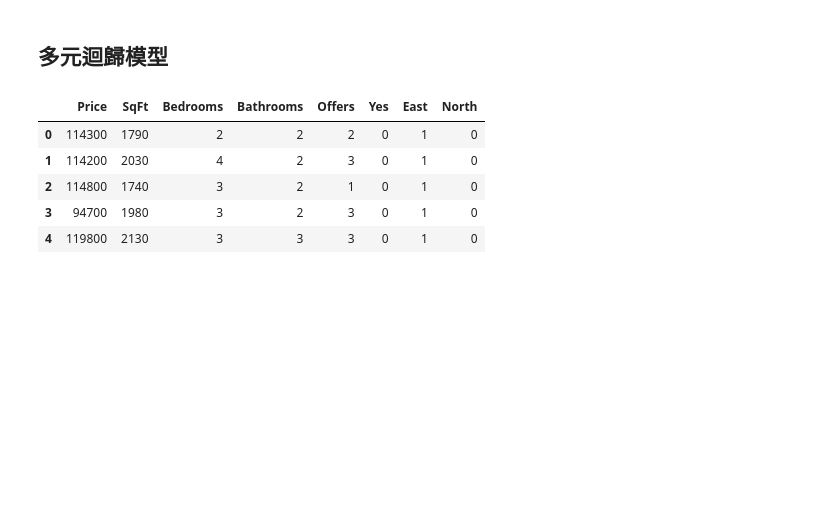
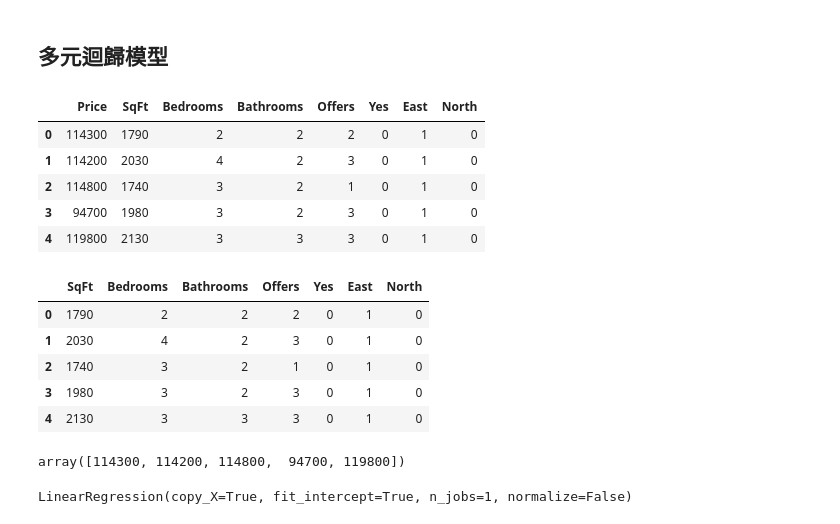
Before and after one commit to ywchiu/cathaybkpython, a Jupyter notebook: Demo20181211.ipynb, the cells around one changed output. Saved outputs shown, nothing was run; the diff lists cells and outputs as text; code cells hidden in the pictures; blank space fills up the shorter version.

```diff
--- a/Demo20181211.ipynb
+++ b/Demo20181211.ipynb
@@ -803,3 +803,25 @@ house.head()
 | 2 | 114800 | 1740 | 3 | 2 | 1 | 0 | 1 | 0 |
 | 3 | 94700 | 1980 | 3 | 2 | 3 | 0 | 1 | 0 |
 | 4 | 119800 | 2130 | 3 | 3 | 3 | 0 | 1 | 0 |
+# %%
+X = house[['SqFt', 'Bedrooms', 'Bathrooms', 'Offers', 'Yes', 'East','North']]
+Y = house['Price'].values
+# %%
+X.head()
+# %% [output]
+|  | SqFt | Bedrooms | Bathrooms | Offers | Yes | East | North |
+| 0 | 1790 | 2 | 2 | 2 | 0 | 1 | 0 |
+| 1 | 2030 | 4 | 2 | 3 | 0 | 1 | 0 |
+| 2 | 1740 | 3 | 2 | 1 | 0 | 1 | 0 |
+| 3 | 1980 | 3 | 2 | 3 | 0 | 1 | 0 |
+| 4 | 2130 | 3 | 3 | 3 | 0 | 1 | 0 |
+# %%
+Y[0:5]
+# %% [output]
+array([114300, 114200, 114800,  94700, 119800])
+# %%
+from sklearn.linear_model import LinearRegression
+regr = LinearRegression()
+regr.fit(X,Y)
+# %% [output]
+LinearRegression(copy_X=True, fit_intercept=True, n_jobs=1, normalize=False)
```
Also changed, not shown: parts of 26 cells of this notebook.
